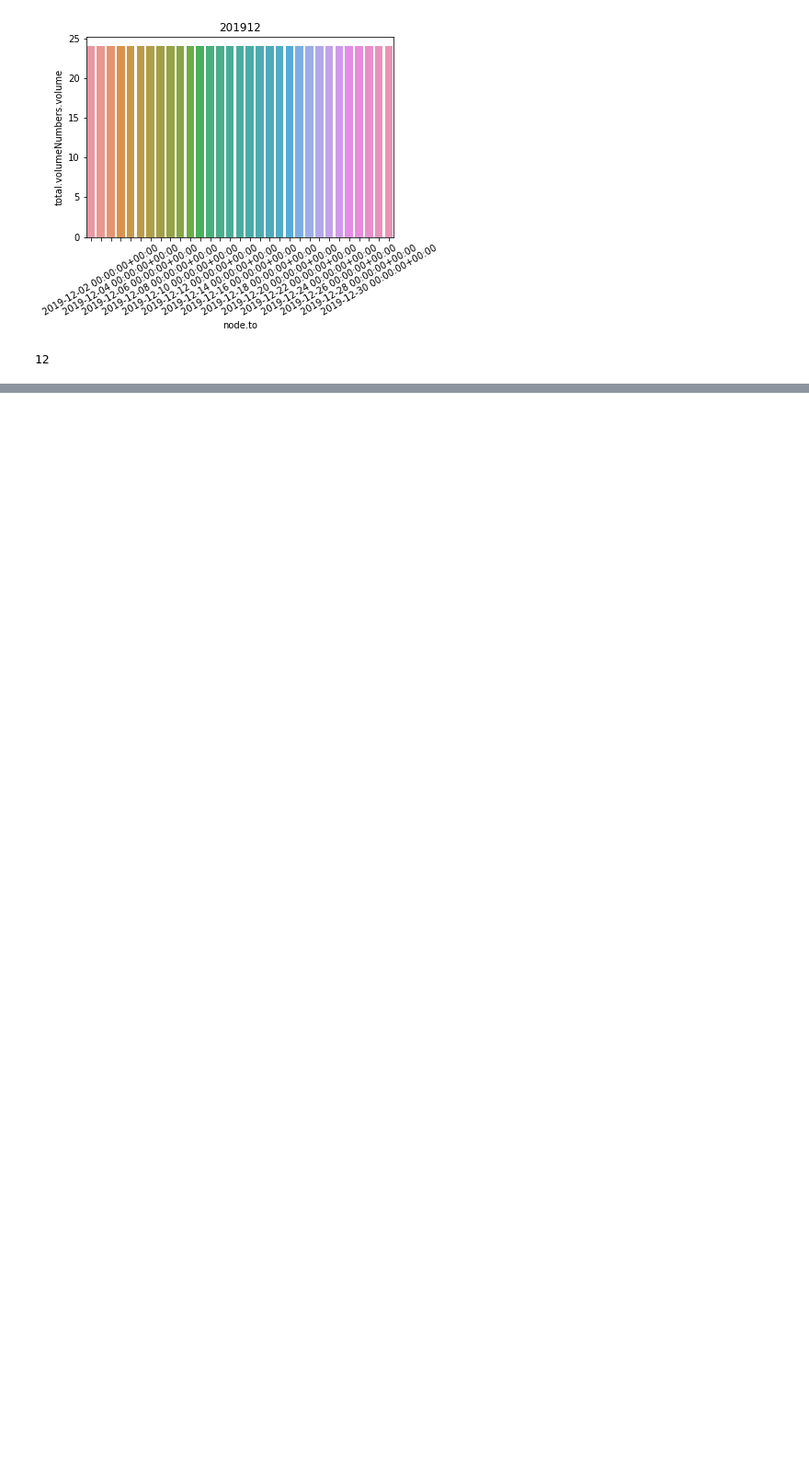
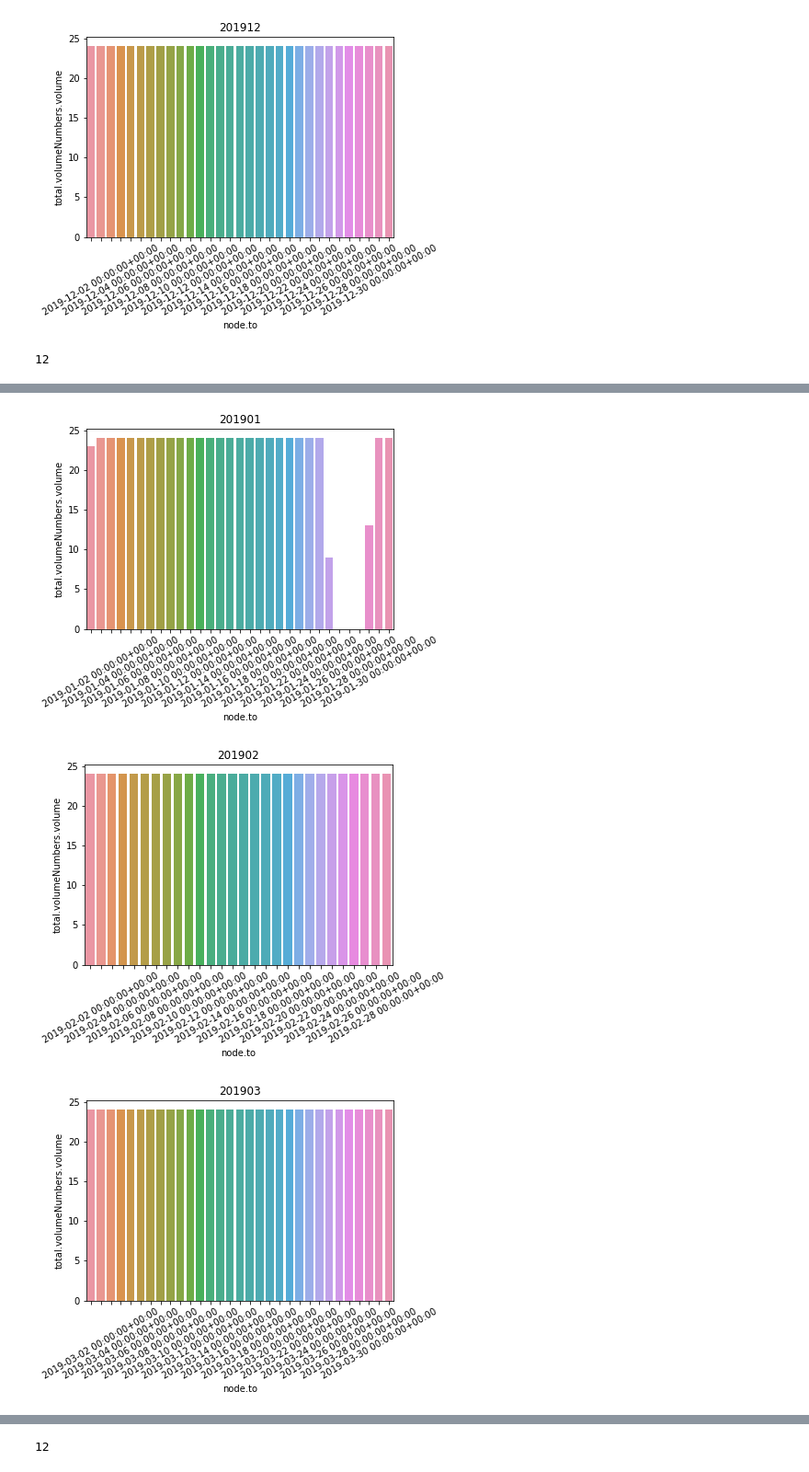
Before and after one commit to bjor2791/data-science-template, a Jupyter notebook: notebooks/E6_oslo_mogreina.ipynb, the cells around one changed output, grey strips where cells are left out. Shown at 92% size. Cells and saved outputs as stored; diff of their text form; code cells hidden in the pictures; blank space fills up the shorter version.

```diff
--- a/notebooks/E6_oslo_mogreina.ipynb
+++ b/notebooks/E6_oslo_mogreina.ipynb
@@ -731,0 +826,23 @@ print(len(l))
+# %%
+# Plotting av antall timer i døgnet det er registeringer (pr måned) på mogreina trafikkregisteringspunkt
+df_valuesdaily_m['YYYYMM'] = df_valuesdaily_m.index.strftime('%Y%m')
+l = []
+palette=sns.color_palette('Paired', n_colors=7)
+
+for i in range (201901,201913):
+    i = str(i)
+    df_plot = df_valuesdaily_m[df_valuesdaily_m['YYYYMM'] == i]
+    l.append(df_plot)
+
+    ax = sns.barplot(x=df_plot.index, y='total.volumeNumbers.volume', data = df_plot )
+    ax.set_title(i)
+    ax.set_xticklabels(ax.get_xticklabels(),rotation = 30)
+#    sns.lineplot(x=df_plot.index.hour, y=df_plot['total.volumeNumbers.volume'], palette=palette, hue=df_plot['dayofweek']).set_title(i)
+    for label in ax.xaxis.get_ticklabels()[::2]:
+        label.set_visible(False)
+    plt.show()
+print(len(l))
+# %% [output]
+[figure, added]
+[figure, added]
+[figure, added]
@@ -731,0 +858 @@ print(len(l))
+12
```
Also changed, not shown: parts of 38 cells of this notebook.
